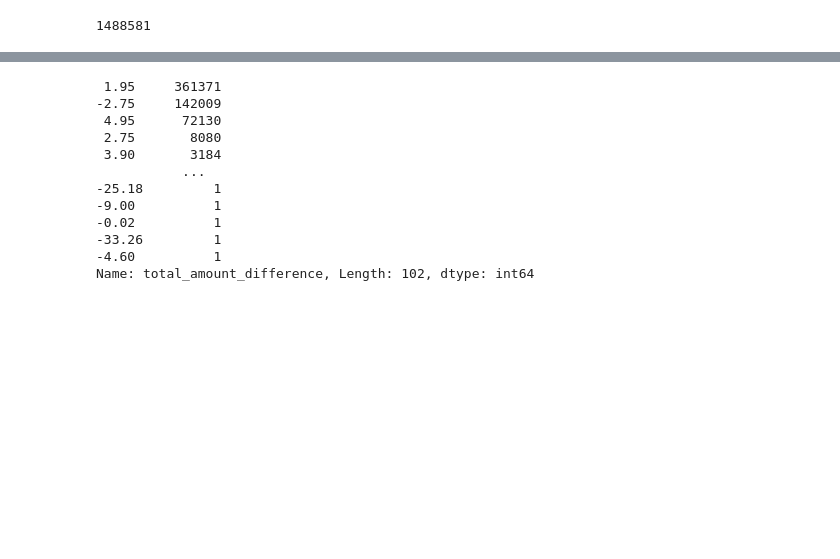
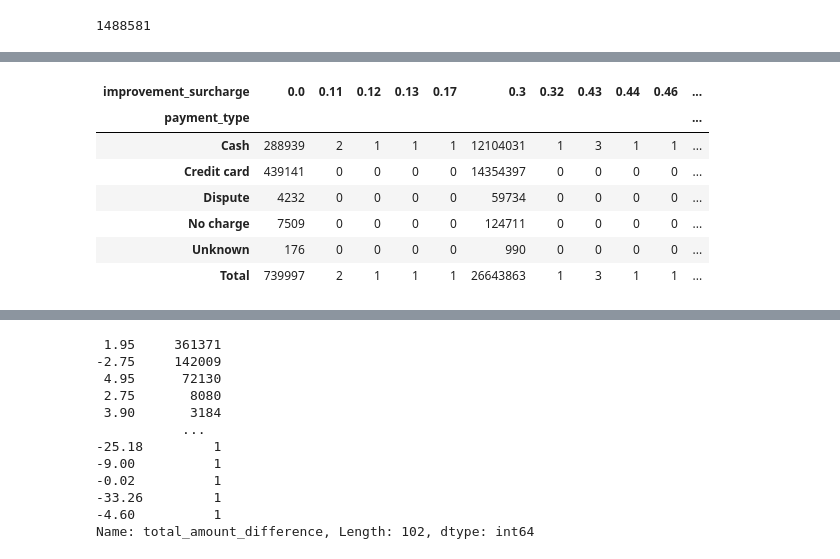
Before and after one commit to rayeess/NYC-Taxi-Trips, a Jupyter notebook: Data Cleaning.ipynb, the cells around one changed output, grey strips where cells are left out. Cells and saved outputs as stored; diff of their text form; code cells hidden in the pictures; blank space fills up the shorter version.

```diff
--- a/Data Cleaning.ipynb
+++ b/Data Cleaning.ipynb
@@ -1035,0 +1086,12 @@ The congestion_surcharge column is now clean with values of 0.00, 2.50 and 2.75
+# %%
+# Checking if there's any link between improvement_surcharge and payment_type using pivot table
+pd.pivot_table(taxi_trips, index='payment_type', columns='improvement_surcharge', values='lpep_pickup_datetime', aggfunc='count', fill_value=0, margins=True, margins_name='Total')
+# %% [output]
+| improvement_surcharge | 0.0 | 0.11 | 0.12 | 0.13 | 0.17 | 0.3 | 0.32 | 0.43 | 0.44 | 0.46 | ... |
+| payment_type |  |  |  |  |  |  |  |  |  |  | ... |
+| Cash | 288939 | 2 | 1 | 1 | 1 | 12104031 | 1 | 3 | 1 | 1 | ... |
+| Credit card | 439141 | 0 | 0 | 0 | 0 | 14354397 | 0 | 0 | 0 | 0 | ... |
+| Dispute | 4232 | 0 | 0 | 0 | 0 | 59734 | 0 | 0 | 0 | 0 | ... |
+| No charge | 7509 | 0 | 0 | 0 | 0 | 124711 | 0 | 0 | 0 | 0 | ... |
+| Unknown | 176 | 0 | 0 | 0 | 0 | 990 | 0 | 0 | 0 | 0 | ... |
+| Total | 739997 | 2 | 1 | 1 | 1 | 26643863 | 1 | 3 | 1 | 1 | ... |
```
Also changed, not shown: parts of 90 cells of this notebook.
